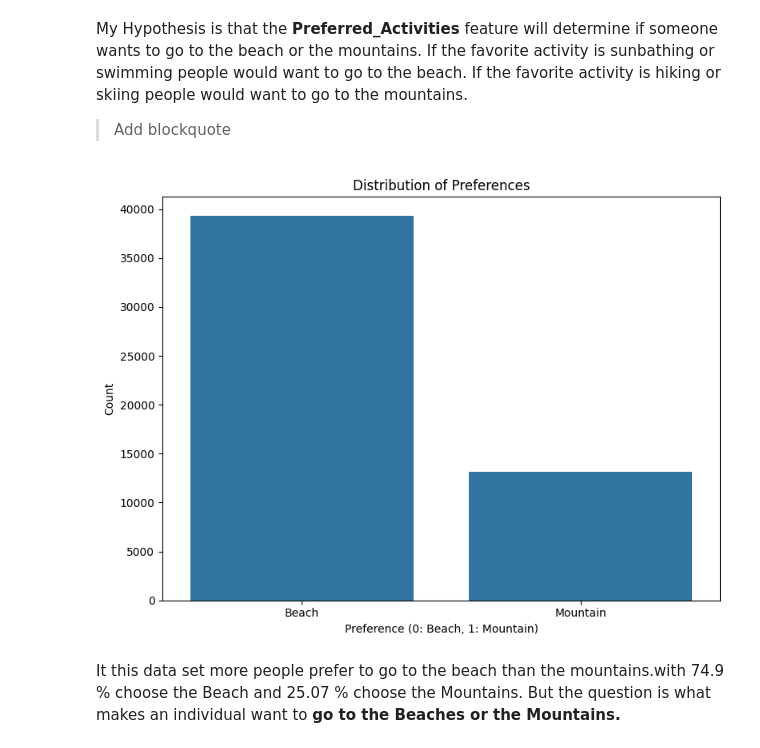
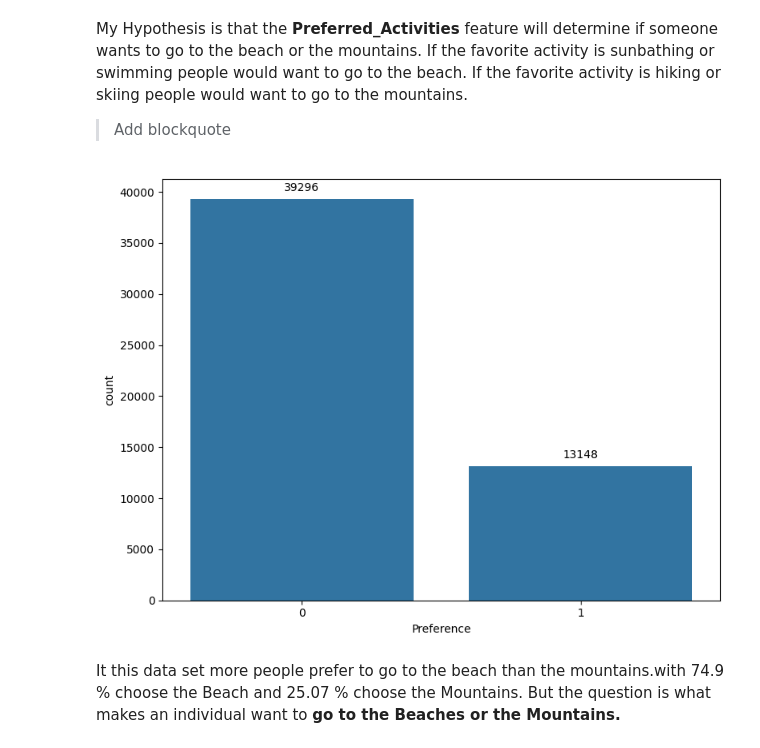
Before and after one commit to MarqueFerg/EDA-Mountains-or-Beach, a Jupyter notebook: EDA_notebook.ipynb, the cells around one changed output. Cells and saved outputs as stored; diff of their text form; code cells hidden in the pictures.

```diff
--- a/EDA_notebook.ipynb
+++ b/EDA_notebook.ipynb
@@ -77,21 +77,24 @@ This is the data set of 13 features and is related to prefernce of either spendi
 My Hypothesis is that the **Preferred_Activities** feature will determine if someone wants to go to the beach or the mountains. If the favorite activity is sunbathing or swimming people would want to go to the beach. If the favorite activity is hiking or skiing people would want to go to the mountains.
 
 > Add blockquote
-# %%
-import seaborn as sns
-import matplotlib.pyplot as plt
-
-plt.figure(figsize=(8, 6))  # Adjust figure size as needed
-sns.countplot(x='Preference', data=df)
-
-plt.title('Distribution of Preferences')
-plt.xlabel('Preference (0: Beach, 1: Mountain)')
-plt.ylabel('Count')
-plt.xticks([0, 1], ['Beach', 'Mountain'])  # Set x-axis tick labels
-plt.tight_layout()
-plt.show()
-# %% [output]
-[figure, removed]
+# %%
+import seaborn as sns
+import matplotlib.pyplot as plt
+
+plt.figure(figsize=(8, 6))
+ax = sns.countplot(x='Preference', data=df)
+
+# ... (rest of your code) ...
+
+# Iterate through the patches and add text labels
+for p in ax.patches:
+    ax.annotate(f'{p.get_height():.0f}', (p.get_x() + p.get_width() / 2., p.get_height()),
+                ha='center', va='center', xytext=(0, 10), textcoords='offset points')
+
+plt.tight_layout()
+plt.show()
+# %% [output]
+[figure, added]
 # %% [markdown]
 It this data set more people prefer to go to the beach than the mountains.with 74.9 % choose the Beach and 25.07 % choose the Mountains. But the question is what makes an individual want to **go to the Beaches or the Mountains.**
 # %%
```
Also changed, not shown: parts of 4 cells of this notebook.
